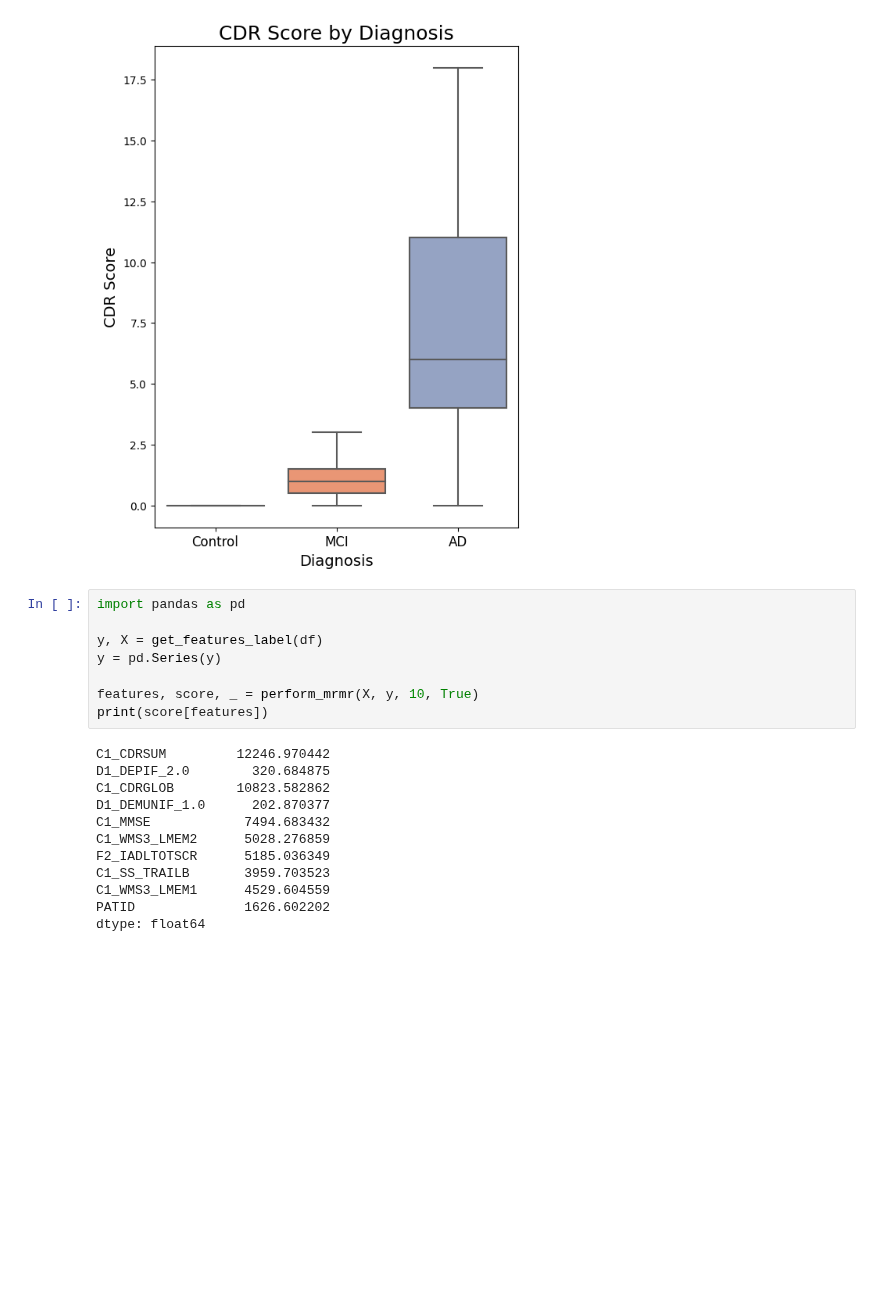
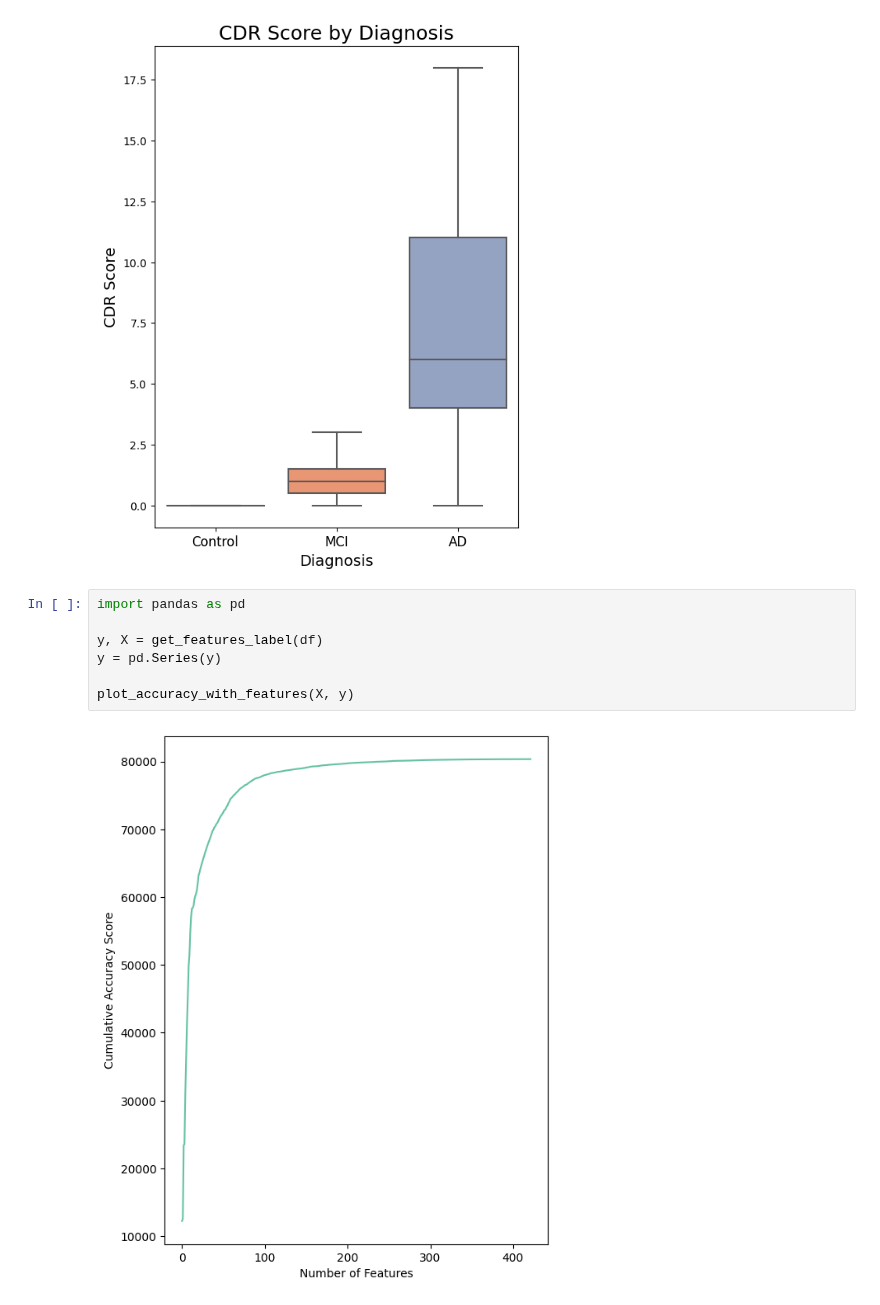
Before and after one commit to anusha1207/TARCC-Alzheimers, a Jupyter notebook: main.ipynb, the cells around one changed output. Cells and saved outputs as stored; diff of their text form; blank space fills up the shorter version.

Commit message:
Updated with MRMR plotting on main.ipynb

```diff
--- a/main.ipynb
+++ b/main.ipynb
@@ -66,20 +66,9 @@ plot_feature_against_diagnosis(
 # %%
 import pandas as pd
 
 y, X = get_features_label(df)
 y = pd.Series(y)
 
-features, score, _ = perform_mrmr(X, y, 10, True)
-print(score[features])
+plot_accuracy_with_features(X, y)
 # %% [output]
-C1_CDRSUM         12246.970442
-D1_DEPIF_2.0        320.684875
-C1_CDRGLOB        10823.582862
-D1_DEMUNIF_1.0      202.870377
-C1_MMSE            7494.683432
-C1_WMS3_LMEM2      5028.276859
-F2_IADLTOTSCR      5185.036349
-C1_SS_TRAILB       3959.703523
-C1_WMS3_LMEM1      4529.604559
-PATID              1626.602202
-dtype: float64
+[figure, added]
```
Also changed, not shown: parts of 2 cells of this notebook, 1 other file.
